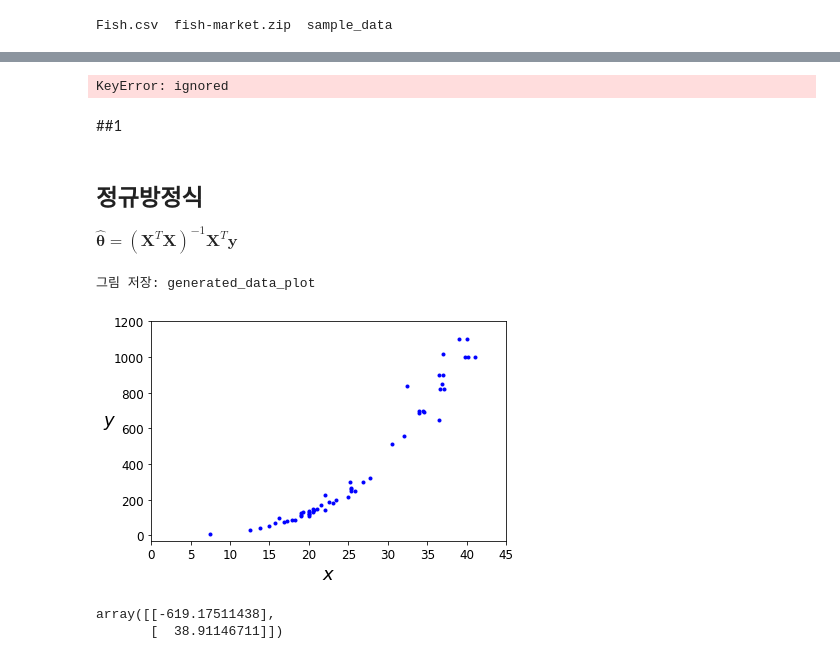
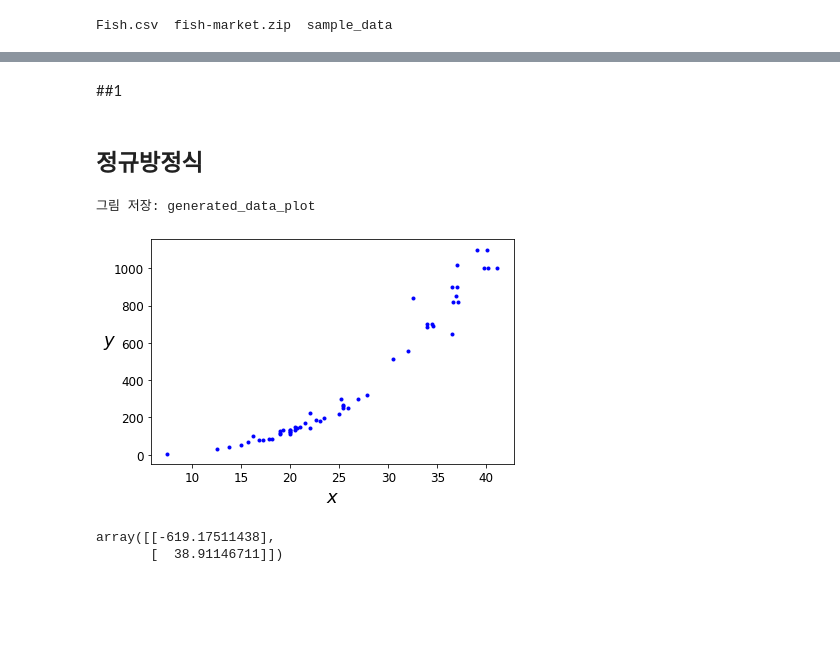
Before and after one commit to yonseimath/data-science-2022-biginner, a Jupyter notebook: jeahyuk/확률적_경사_하강법_(혼공머신_4_2).ipynb, the cells around one changed output, grey strips where cells are left out. Cells and saved outputs as stored; diff of their text form; code cells hidden in the pictures; blank space fills up the shorter version.

```diff
--- a/jeahyuk/확률적_경사_하강법_(혼공머신_4_2).ipynb
+++ b/jeahyuk/확률적_경사_하강법_(혼공머신_4_2).ipynb
@@ -61,8 +59,6 @@ array([[-1.09242171, -2.14922519],
 # %%
-X=X['Length1']
-y=X['Weight']
+X=df1['Length1']
+y=df1['Weight']
-# %% [output]
-KeyError: ignored
 # %% [markdown]
 ##1
 # %%
@@ -79,10 +75,8 @@ ss = StandardScaler()
 ss.fit(train_input)
 train_scaled = ss.transform(train_input)
 test_scaled = ss.transform(test_input)
-# %% [markdown]
-## 정규방정식
-
-$\hat{\boldsymbol{\theta}} = (\mathbf{X}^T \mathbf{X})^{-1} \mathbf{X}^T \mathbf{y}$
+# %% [markdown]
+## 정규방정식
 # %%
 %matplotlib inline
 import matplotlib as mpl
@@ -106,13 +100,12 @@ def save_fig(fig_id, tight_layout=True, fig_extension="png", resolution=300):
 # %%
 plt.plot(X, y, "b.")
 plt.xlabel("$x$", fontsize=18)
 plt.ylabel("$y$", rotation=0, fontsize=18)
-plt.axis([0, 45, -30, 1200])
 save_fig("generated_data_plot")
 plt.show()
 # %% [output]
 그림 저장: generated_data_plot
-[figure, old version]
+[figure, new version]
 # %%
 X_b = np.c_[np.ones((56, 1)), X]  # 모든 샘플에 x0 = 1을 추가합니다.
 theta_best = np.linalg.inv(X_b.T.dot(X_b)).dot(X_b.T).dot(y)
```
Also changed, not shown: parts of 27 cells of this notebook.
